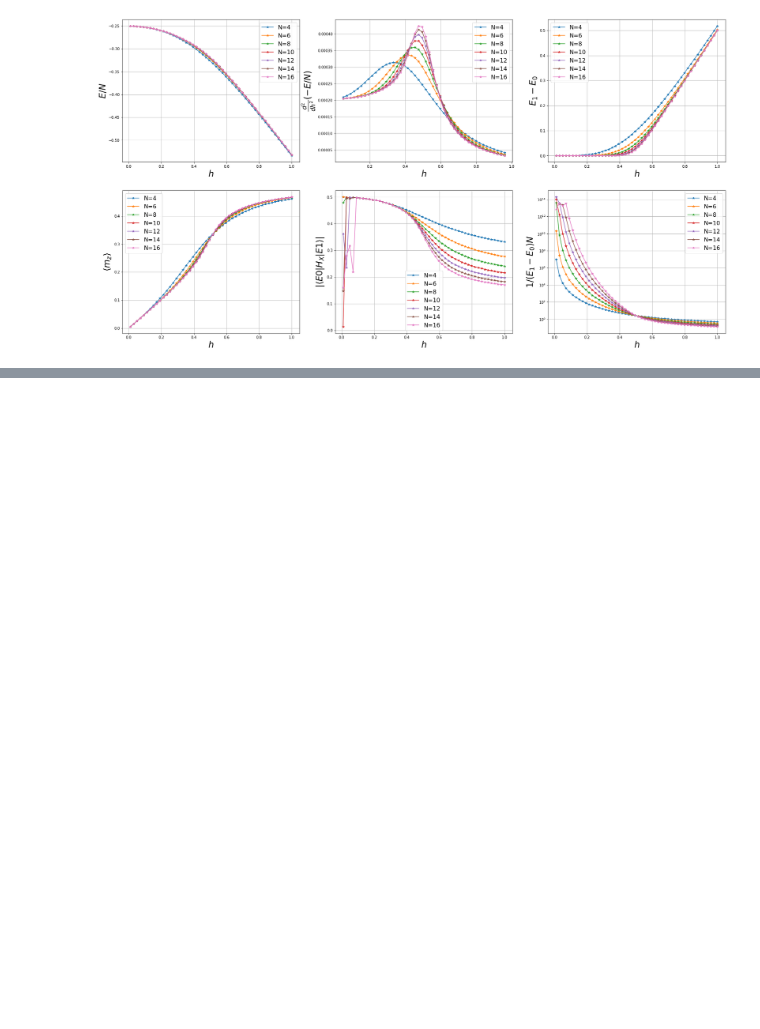
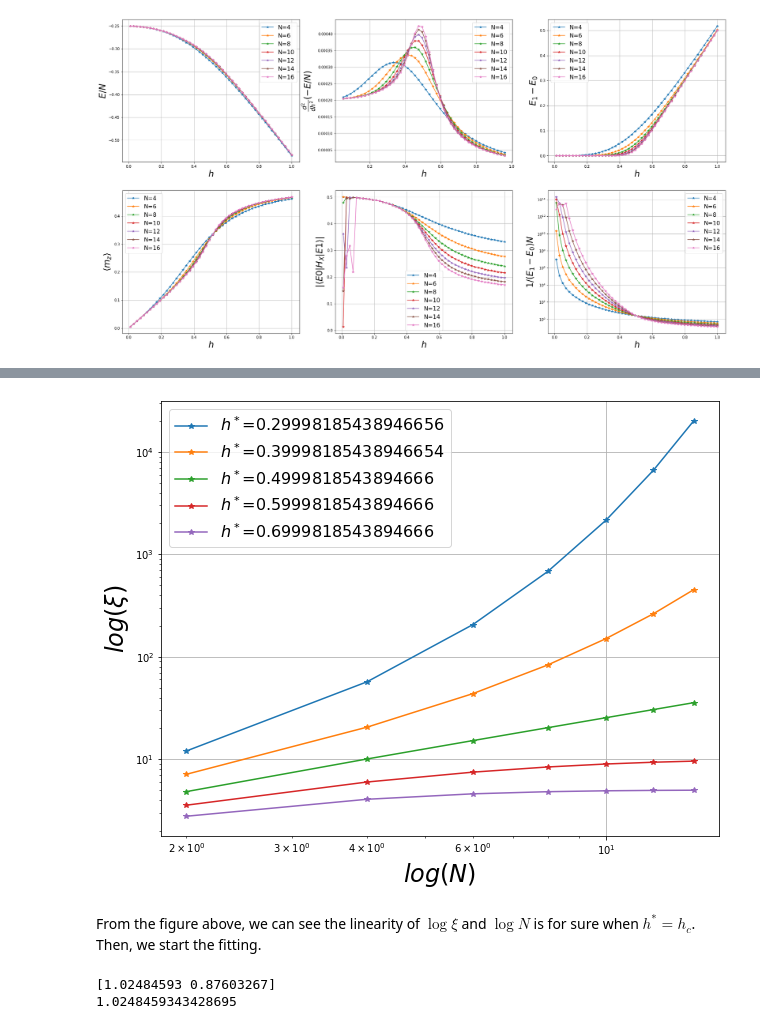
Before and after one commit to kou-yuu-ki/Final-Project-of-Computational-Physics, a Jupyter notebook: First Part__TFIM__The Effect of Various External Bz on its Magnetic Properties.ipynb, the cells around one changed output, grey strips where cells are left out. Drawn from its saved outputs; the diff is of its cells as text; code cells hidden in the pictures; blank space fills up the shorter version.

```diff
--- a/First Part__TFIM__The Effect of Various External Bz on its Magnetic Properties.ipynb
+++ b/First Part__TFIM__The Effect of Various External Bz on its Magnetic Properties.ipynb
@@ -162,0 +286,32 @@ Now, let's take a close look at the 6th figure, the relation betweeen $1/(E_1-E_
+# %%
+ig, ax = plt.subplots(ncols=1, nrows=1, figsize=(10,8))
+
+N = np.array([2,4,6,8,10,12,14])
+
+h_= np.array([critical_h - 0.2, critical_h - 0.1, critical_h, critical_h + 0.1, critical_h + 0.2])
+
+for i in range(h_.shape[0]):
+    E0 = np.zeros_like(N)
+    E1 = np.zeros_like(N)
+    E0 = E0.astype(float)
+    E1 = E1.astype(float)
+    sparse.csr_matrix(E0)
+    sparse.csr_matrix(E1)
+    for j in range(N.shape[0]):
+        H = -J*Hxx(N[j])-h_[i]*Hz(N[j])
+        w, v = eigsh(H, 2, which='SA')
+        E0[j] = w[0]
+        E1[j] = w[1]
+
+    # xi/L
+    ax.plot(N, 1/(E1-E0), '*-', label='$h^*$={}'.format(h_[i]))
+    ax.legend(fontsize=16)
+    ax.set_xlabel(r'$log(N)$',fontsize=24)
+    ax.set_ylabel(r'$log(\xi)$',fontsize=24)
+    ax.semilogy()
+    ax.semilogx()
+    ax.grid()
+# %% [output]
+[figure, added]
+# %% [markdown]
+From the figure above, we can see the linearity of $\log{\xi}$ and $\log{N}$ is for sure when $h^* = h_c$. Then, we start the fitting.
@@ -162,0 +336,8 @@ Now, let's take a close look at the 6th figure, the relation betweeen $1/(E_1-E_
+# %%
+popt, pcov = curve_fit(critical_func, xdata, ydata)
+print(popt)
+nyu = popt[0]
+print(nyu)
+# %% [output]
+[1.02484593 0.87603267]
+1.0248459343428695
```
Also changed, not shown: parts of 13 cells of this notebook.
